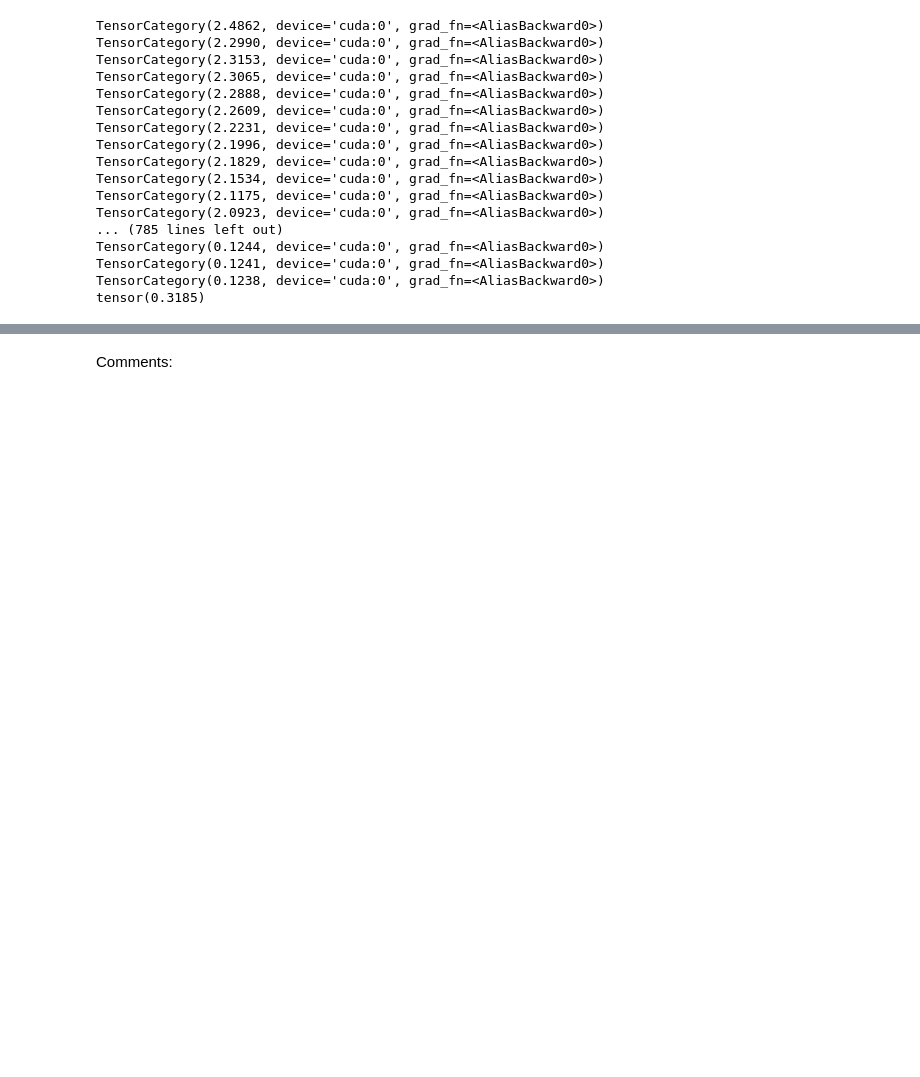
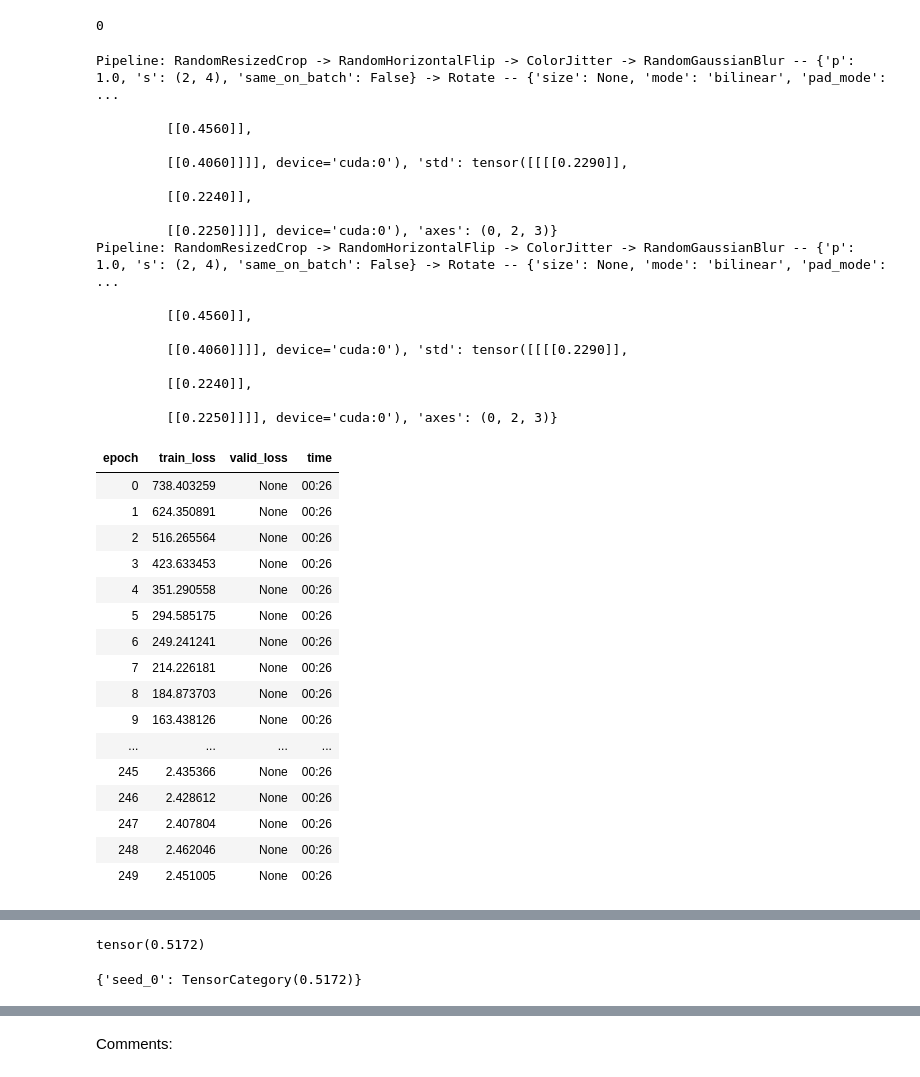
Before and after one commit to hamish-haggerty/AI-hacking, a Jupyter notebook: SSL/bt_cifar10.ipynb, the cells around one changed output, grey strips where cells are left out. Saved outputs shown, nothing was run; the diff lists cells and outputs as text; code cells hidden in the pictures; blank space fills up the shorter version.

```diff
--- a/SSL/bt_cifar10.ipynb
+++ b/SSL/bt_cifar10.ipynb
@@ -836,41 +850,63 @@ dls_test = tds_test.dataloaders(bs=bs,num_workers=6, after_item=[ToTensor(), Int
+# %%
+learn.epoch=0
+learn.epoch
+# %% [output]
+0
 # %%
 # #In this cell we train BT / RBT and then evaluate
 
-# # #Train BT / RBT
-# ps=500
-# hs=ps
-# fastai_encoder = create_fastai_encoder(xresnet34(),pretrained=False,n_in=3)
-# model = create_barlow_twins_model(fastai_encoder, hidden_size=hs,projection_size=ps)# projection_size=1024)
-# aug_pipelines = get_barlow_twins_aug_pipelines(size=size, rotate=True, jitter=True, bw=False, blur=True, resize_scale=(0.8, 1.0), resize_ratio=(0.5, 2.0), rotate_deg=60, jitter_s=0.7, blur_s=(2, 4), same_on_batch=False, flip_p=0.5, rotate_p=1.0, jitter_p=1.0, bw_p=1.0, blur_p=1.0, cuda=True, xtra_tfms=[])
-# learn = Learner(dls, model ,cbs=[BarlowTwins(aug_pipelines, print_augs=True)])
+# #Train BT / RBT
+ps=1024
+hs=ps
+fastai_encoder = create_fastai_encoder(xresnet34(),pretrained=False,n_in=3)
+model = create_barlow_twins_model(fastai_encoder, hidden_size=hs,projection_size=ps)# projection_size=1024)
+aug_pipelines = get_barlow_twins_aug_pipelines(size=size, rotate=True, jitter=True, bw=False, blur=True, resize_scale=(0.8, 1.0), resize_ratio=(0.5, 2.0), rotate_deg=60, jitter_s=0.7, blur_s=(2, 4), same_on_batch=False, flip_p=0.5, rotate_p=1.0, jitter_p=1.0, bw_p=1.0, blur_p=1.0, cuda=True, xtra_tfms=[])
+learn = Learner(dls, model ,cbs=[BarlowTwins(aug_pipelines, print_augs=True)])
+learn.fit(250)
 
-# learn.fit(200)
-
-#Test performance of encoder
+# #Test performance of encoder
 performance_dict={}
 fastai_encoder.eval()
 encoder_nograd = turnoffgrad_model(fastai_encoder)
 for num in range(1):
     pct_correct = eval_encoder(encoder_nograd,tune_seed=tune_seed+num)
     performance_dict[f'seed_{num}'] = pct_correct
 
 print(torch.mean(tensor(list(performance_dict.values()))))
 performance_dict
 # %% [output]
-TensorCategory(2.4862, device='cuda:0', grad_fn=<AliasBackward0>)
-TensorCategory(2.2990, device='cuda:0', grad_fn=<AliasBackward0>)
-TensorCategory(2.3153, device='cuda:0', grad_fn=<AliasBackward0>)
-TensorCategory(2.3065, device='cuda:0', grad_fn=<AliasBackward0>)
-TensorCategory(2.2888, device='cuda:0', grad_fn=<AliasBackward0>)
-TensorCategory(2.2609, device='cuda:0', grad_fn=<AliasBackward0>)
-TensorCategory(2.2231, device='cuda:0', grad_fn=<AliasBackward0>)
-TensorCategory(2.1996, device='cuda:0', grad_fn=<AliasBackward0>)
-TensorCategory(2.1829, device='cuda:0', grad_fn=<AliasBackward0>)
-TensorCategory(2.1534, device='cuda:0', grad_fn=<AliasBackward0>)
-TensorCategory(2.1175, device='cuda:0', grad_fn=<AliasBackward0>)
-TensorCategory(2.0923, device='cuda:0', grad_fn=<AliasBackward0>)
-... (785 lines left out)
-TensorCategory(0.1244, device='cuda:0', grad_fn=<AliasBackward0>)
-TensorCategory(0.1241, device='cuda:0', grad_fn=<AliasBackward0>)
-TensorCategory(0.1238, device='cuda:0', grad_fn=<AliasBackward0>)
-tensor(0.3185)
+Pipeline: RandomResizedCrop -> RandomHorizontalFlip -> ColorJitter -> RandomGaussianBlur -- {'p': 1.0, 's': (2, 4), 'same_on_batch': False} -> Rotate -- {'size': None, 'mode': 'bilinear', 'pad_mode':  ...
+
+         [[0.4560]],
+
+         [[0.4060]]]], device='cuda:0'), 'std': tensor([[[[0.2290]],
+
+         [[0.2240]],
+
+         [[0.2250]]]], device='cuda:0'), 'axes': (0, 2, 3)}
+Pipeline: RandomResizedCrop -> RandomHorizontalFlip -> ColorJitter -> RandomGaussianBlur -- {'p': 1.0, 's': (2, 4), 'same_on_batch': False} -> Rotate -- {'size': None, 'mode': 'bilinear', 'pad_mode':  ...
+
+         [[0.4560]],
+
+         [[0.4060]]]], device='cuda:0'), 'std': tensor([[[[0.2290]],
+
+         [[0.2240]],
+
+         [[0.2250]]]], device='cuda:0'), 'axes': (0, 2, 3)}
+| epoch | train_loss | valid_loss | time |
+| 0 | 738.403259 | None | 00:26 |
+| 1 | 624.350891 | None | 00:26 |
+| 2 | 516.265564 | None | 00:26 |
+| 3 | 423.633453 | None | 00:26 |
+| 4 | 351.290558 | None | 00:26 |
+| 5 | 294.585175 | None | 00:26 |
+| 6 | 249.241241 | None | 00:26 |
+| 7 | 214.226181 | None | 00:26 |
+| 8 | 184.873703 | None | 00:26 |
+| 9 | 163.438126 | None | 00:26 |
+| ... | ... | ... | ... |
+| 245 | 2.435366 | None | 00:26 |
+| 246 | 2.428612 | None | 00:26 |
+| 247 | 2.407804 | None | 00:26 |
+| 248 | 2.462046 | None | 00:26 |
+| 249 | 2.451005 | None | 00:26 |
@@ -877,0 +930,2 @@ tensor(0.3185)
+tensor(0.5172)
+{'seed_0': TensorCategory(0.5172)}
```
Also changed, not shown: parts of 9 cells of this notebook.
